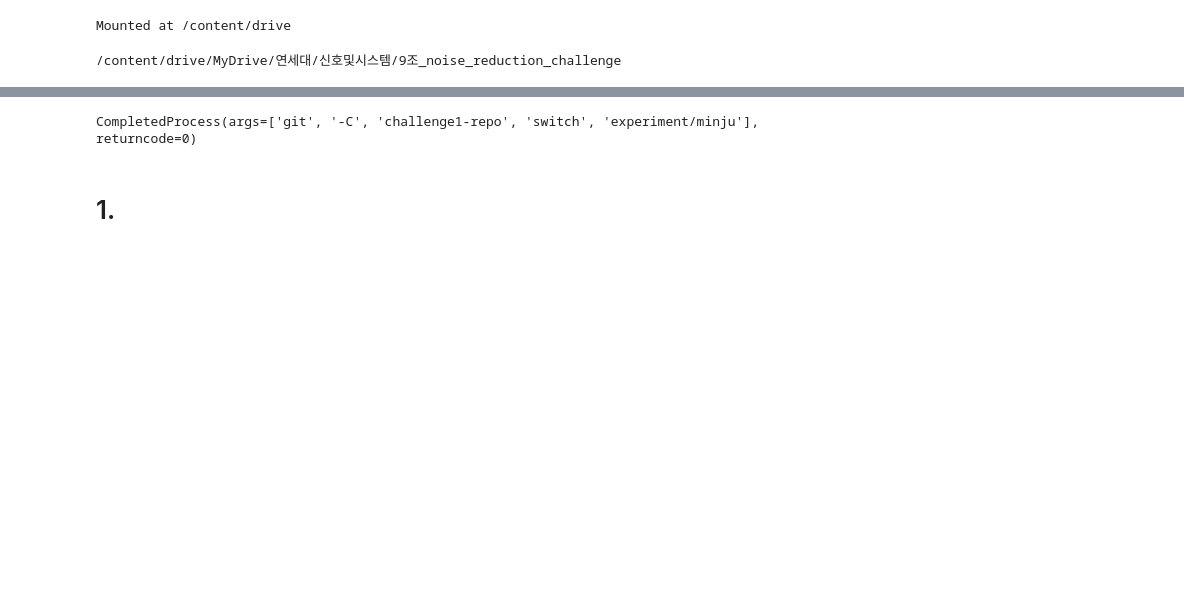
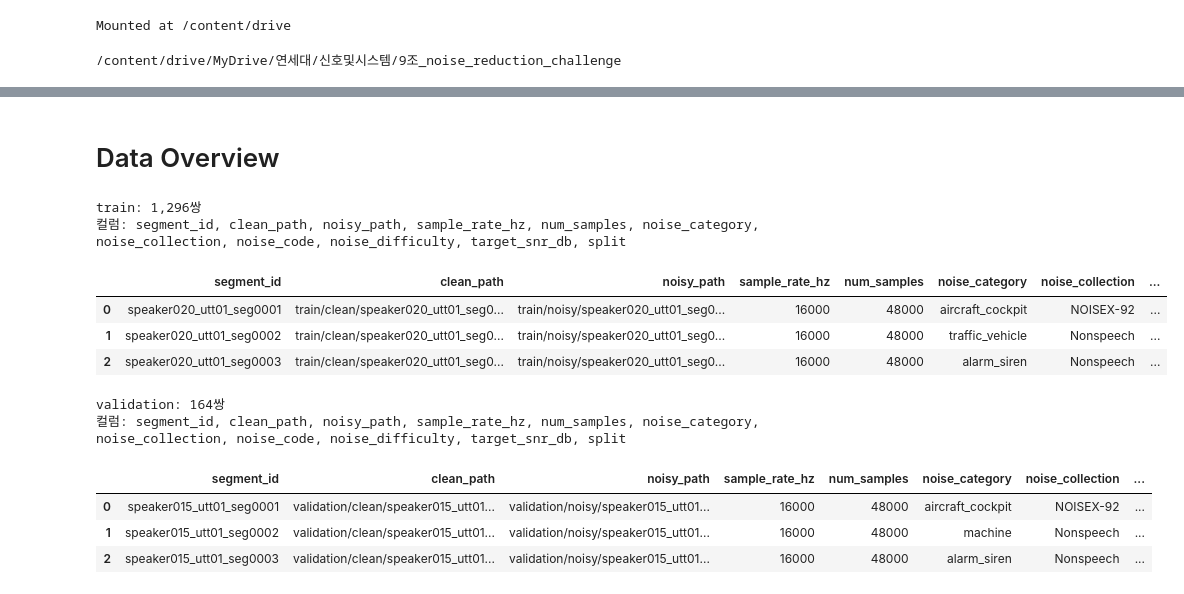
Before and after one commit to futuregunmulju/2026-Signals-and-Systems-Speech-Noise-Reduction, a Jupyter notebook: Challenge1_Speech_Noise_Reduction_Algorithms.ipynb, the cells around one changed output, grey strips where cells are left out. Cells and saved outputs as stored; diff of their text form; code cells hidden in the pictures; blank space fills up the shorter version.

```diff
--- a/Challenge1_Speech_Noise_Reduction_Algorithms.ipynb
+++ b/Challenge1_Speech_Noise_Reduction_Algorithms.ipynb
@@ -25,19 +13,0 @@ Receiving objects: 100% (3/3), done.
-# %%
-from google.colab import userdata
-import os
-import subprocess
-
-git = ["git", "-C", "challenge1-repo"]
-env = {**os.environ, "GITHUB_TOKEN": userdata.get("GITHUB_TOKEN")}
-helper = """!f() { [ "$1" != get ] || printf 'username=futuregunmulju\\npassword=%s\\n' "$GITHUB_TOKEN"; }; f"""
-
-subprocess.run(
-    git + ["-c", "credential.helper=", "-c", f"credential.helper={helper}",
-           "push", "--atomic", "origin",
-           "main:refs/heads/experiment/minju",
-           "main:refs/heads/experiment/useong"],
-    env=env, check=True,
-)
-subprocess.run(git + ["switch", "experiment/minju"], check=True)
-# %% [output]
-CompletedProcess(args=['git', '-C', 'challenge1-repo', 'switch', 'experiment/minju'], returncode=0)
@@ -63,2 +14,28 @@ subprocess.run(
-# %% [markdown]
-# 1.
+# %% [markdown]
+# Data Overview
+# %%
+import pandas as pd
+from IPython.display import display
+
+datasets = {
+    "train": pd.read_csv("train/samples.csv"),
+    "validation": pd.read_csv("validation/samples.csv"),
+}
+
+for split, df in datasets.items():
+    print(f"{split}: {len(df):,}쌍")
+    print("컬럼:", ", ".join(df.columns))
+    display(df.head(3))
+# %% [output]
+train: 1,296쌍
+컬럼: segment_id, clean_path, noisy_path, sample_rate_hz, num_samples, noise_category, noise_collection, noise_code, noise_difficulty, target_snr_db, split
+|  | segment_id | clean_path | noisy_path | sample_rate_hz | num_samples | noise_category | noise_collection | ... |
+| 0 | speaker020_utt01_seg0001 | train/clean/speaker020_utt01_seg0... | train/noisy/speaker020_utt01_seg0... | 16000 | 48000 | aircraft_cockpit | NOISEX-92 | ... |
+| 1 | speaker020_utt01_seg0002 | train/clean/speaker020_utt01_seg0... | train/noisy/speaker020_utt01_seg0... | 16000 | 48000 | traffic_vehicle | Nonspeech | ... |
+| 2 | speaker020_utt01_seg0003 | train/clean/speaker020_utt01_seg0... | train/noisy/speaker020_utt01_seg0... | 16000 | 48000 | alarm_siren | Nonspeech | ... |
+validation: 164쌍
+컬럼: segment_id, clean_path, noisy_path, sample_rate_hz, num_samples, noise_category, noise_collection, noise_code, noise_difficulty, target_snr_db, split
+|  | segment_id | clean_path | noisy_path | sample_rate_hz | num_samples | noise_category | noise_collection | ... |
+| 0 | speaker015_utt01_seg0001 | validation/clean/speaker015_utt01... | validation/noisy/speaker015_utt01... | 16000 | 48000 | aircraft_cockpit | NOISEX-92 | ... |
+| 1 | speaker015_utt01_seg0002 | validation/clean/speaker015_utt01... | validation/noisy/speaker015_utt01... | 16000 | 48000 | machine | Nonspeech | ... |
+| 2 | speaker015_utt01_seg0003 | validation/clean/speaker015_utt01... | validation/noisy/speaker015_utt01... | 16000 | 48000 | alarm_siren | Nonspeech | ... |
```
Also changed, not shown: parts of 19 cells of this notebook.
